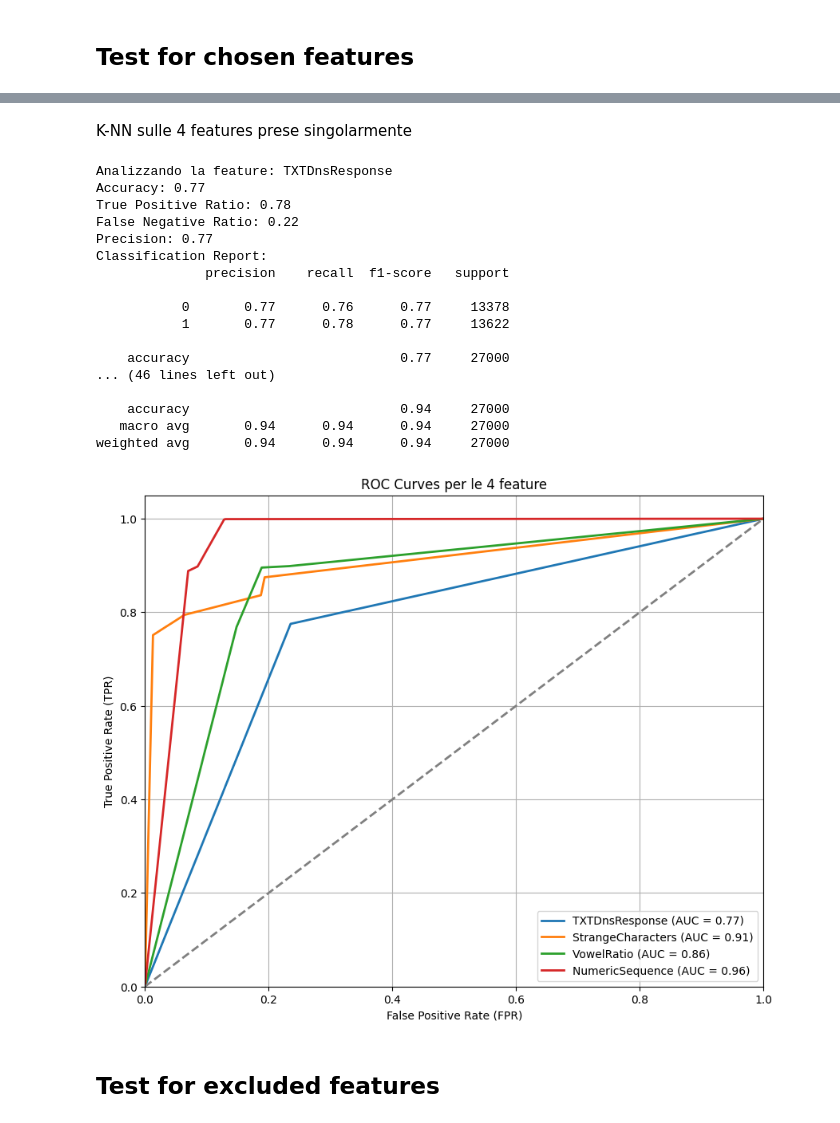
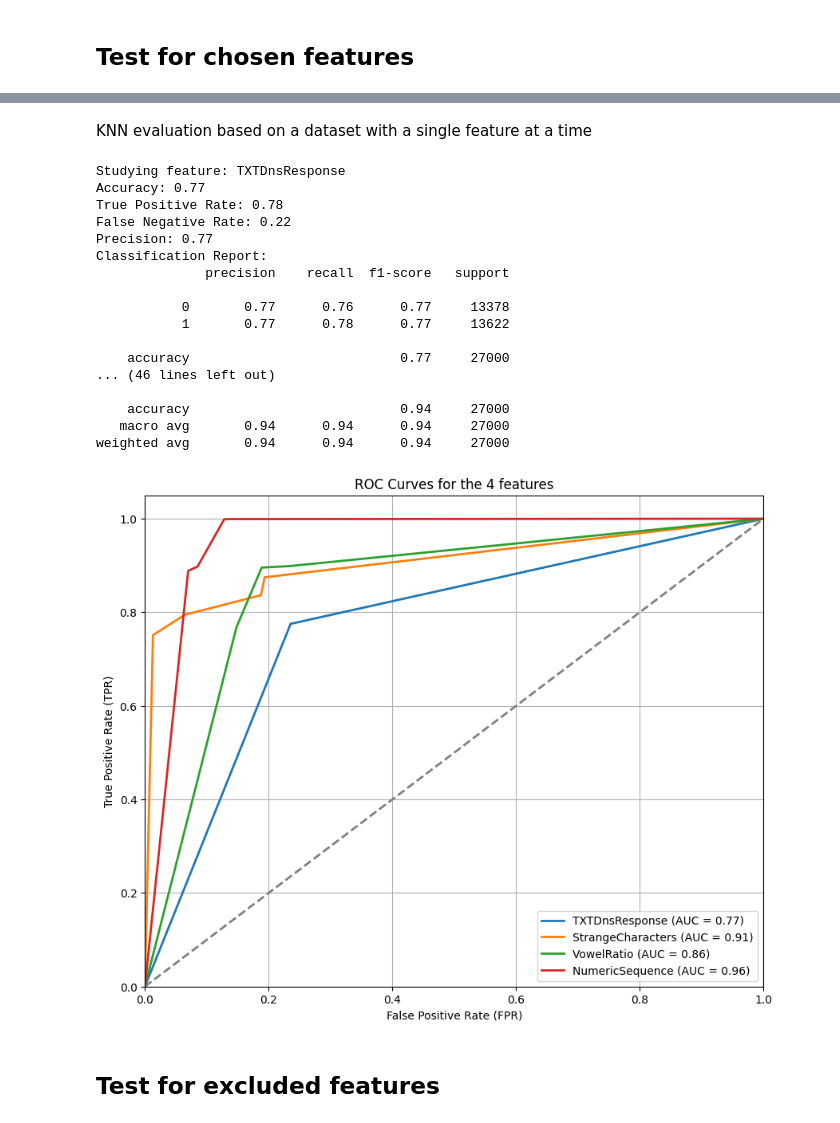
Before and after one commit to matteoturnu/NetSecProject, a Jupyter notebook: NetSec_Project.ipynb, the cells around one changed output, grey strips where cells are left out. Cells and saved outputs as stored; diff of their text form; code cells hidden in the pictures.

```diff
--- a/NetSec_Project.ipynb
+++ b/NetSec_Project.ipynb
@@ -266,15 +267,15 @@ k=100, Accuracy: 0.95
 k=200, Accuracy: 0.95
 k=300, Accuracy: 0.95
 [figure]
-# %% [markdown]
-K-NN sulle 4 features prese singolarmente
+# %% [markdown]
+KNN evaluation based on a dataset with a single feature at a time
 # %%
 plt.figure(figsize=(10, 8))
 
 for feature in X:
-    print(f"\nAnalizzando la feature: {feature}")
+    print(f"\nStudying feature: {feature}")
 
-    feature_vector = traffic_df[feature].values.reshape(-1, 1)  # Reshape per ottenere una 2D array
+    feature_vector = traffic_df[feature].values.reshape(-1, 1)
 
     X_train, X_test, y_train, y_test = train_test_split(feature_vector, y, test_size=0.3, random_state=42)
 
@@ -286,69 +287,48 @@ for feature in X:
     knn = KNeighborsClassifier(n_neighbors=k)
     knn.fit(X_train, y_train)
 
-    # Valutazione del modello
+    # Model evaluation
     y_pred = knn.predict(X_test)
+    evaluate_model(y_test, y_pred)
 
-    cm = confusion_matrix(y_test, y_pred)
-
-    TP = cm[1, 1]  # Veri positivi
-    TN = cm[0, 0]  # Veri negativi
-    FP = cm[0, 1]  # Falsi positivi
-    FN = cm[1, 0]  # Falsi negativi
-
-    TPR = TP / (TP + FN) if (TP + FN) > 0 else 0
-    FNR = FN / (TP + FN) if (TP + FN) > 0 else 0
-
-    P = TP / (TP + FP) if (TP + FP) > 0 else 0
-
-    print(f'Accuracy: {accuracy_score(y_test, y_pred):.2f}')
-    print(f'True Positive Ratio: {TPR:.2f}')
-    print(f'False Negative Ratio: {FNR:.2f}')
-    print(f'Precision: {P:.2f}')
-    print('Classification Report:')
-    print(classification_report(y_test, y_pred))
-
-    # Prevedi le probabilità della classe positiva
+    # Probability estimates on positive class
     y_prob = knn.predict_proba(X_test)[:, 1]
 
-    # Calcola fpr, tpr e soglie per la ROC
     fpr, tpr, thresholds = roc_curve(y_test, y_prob)
-
-    # Calcola AUC
     roc_auc = roc_auc_score(y_test, y_prob)
 
-    # Traccia la curva ROC per ogni feature
+    # Show ROC curve for each feature
     plt.plot(fpr, tpr, lw=2, label=f'{feature} (AUC = {roc_auc:.2f})')
 
-# Aggiungi dettagli al grafico
-plt.plot([0, 1], [0, 1], color='gray', lw=2, linestyle='--')  # Linea diagonale per classificatore casuale
+
+plt.plot([0, 1], [0, 1], color='gray', lw=2, linestyle='--')
 plt.xlim([0.0, 1.0])
 plt.ylim([0.0, 1.05])
 plt.xlabel('False Positive Rate (FPR)')
 plt.ylabel('True Positive Rate (TPR)')
-plt.title('ROC Curves per le 4 feature')
+plt.title('ROC Curves for the 4 features')
 plt.legend(loc='lower right')
 plt.grid(True)
 plt.show()
 # %% [output]
-Analizzando la feature: TXTDnsResponse
+Studying feature: TXTDnsResponse
 Accuracy: 0.77
-True Positive Ratio: 0.78
-False Negative Ratio: 0.22
+True Positive Rate: 0.78
+False Negative Rate: 0.22
 Precision: 0.77
 Classification Report:
               precision    recall  f1-score   support
 
            0       0.77      0.76      0.77     13378
            1       0.77      0.78      0.77     13622
 
     accuracy                           0.77     27000
 ... (46 lines left out)
 
     accuracy                           0.94     27000
    macro avg       0.94      0.94      0.94     27000
 weighted avg       0.94      0.94      0.94     27000
-[figure, old version]
+[figure, new version]
 # %% [markdown]
 ## Test for excluded features
 # %%
```
Also changed, not shown: parts of 5 cells of this notebook.
